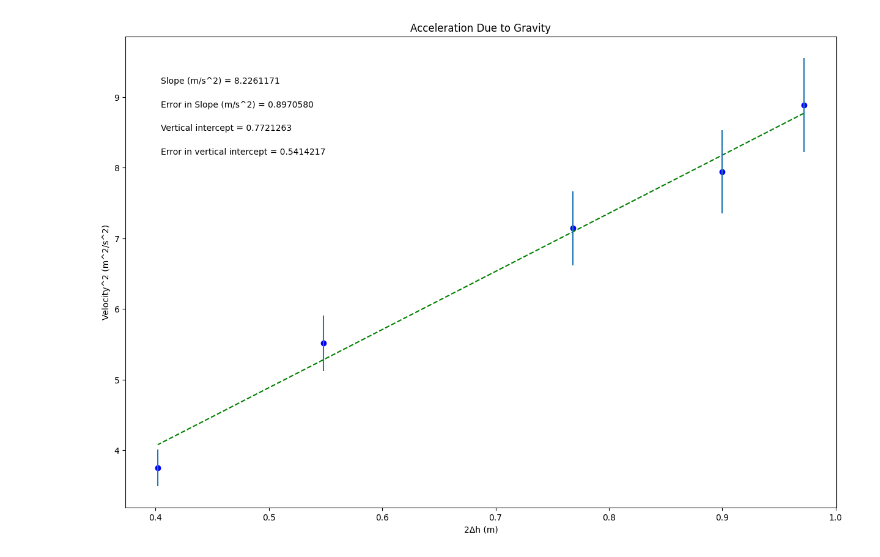
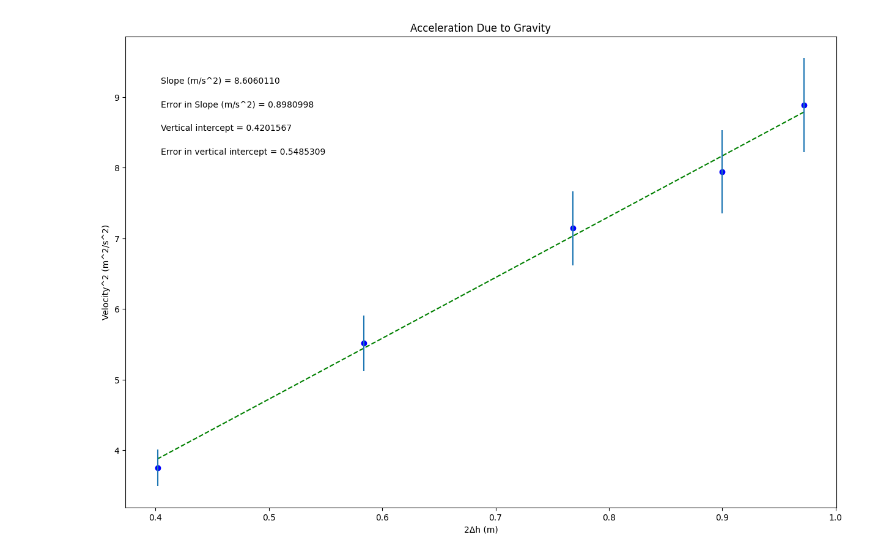
Before and after one commit to steveniverson17/Physics-216N-Lab, a Jupyter notebook: PHSX216_Lab1_Acceleration_Gravity.ipynb, the cells around one changed output. Cells and saved outputs as stored; diff of their text form; code cells hidden in the pictures.

```diff
--- a/PHSX216_Lab1_Acceleration_Gravity.ipynb
+++ b/PHSX216_Lab1_Acceleration_Gravity.ipynb
@@ -19,7 +19,7 @@ import matplotlib.pyplot as plt
 #variable names should start with a letter and must contain only letters, numbers, and underscores
 
 
-displacement = np.array([0.972, 0.900, 0.768, 0.548, 0.402])
+displacement = np.array([0.972, 0.900, 0.768, 0.584, 0.402])
 
 velocity_squared = np.array([8.884985207, 7.94214876, 7.141795482, 5.515381084, 3.75390625])
 
@@ -92,31 +92,31 @@ elif annotation_placement==3 or annotation_placement==4:
 #Don't need to change anything in this section!
 
 #Plot data on graph. Plot error bars and place values for slope,
 #error in slope, and vertical intercept (plus error) on the plot using "annotate"
 
 plt.figure(figsize=(15,10))
 
 plt.plot(x, fit, color='green', linestyle='--')
 plt.scatter(x, y, color='blue', marker='o')
 
 plt.xlabel(x_label)
 plt.ylabel(y_label)
 plt.title(plot_title)
 
 plt.errorbar(x, y, yerr=dy, xerr=None, fmt="none") #don't need to plot x error bars
 
 plt.annotate('Slope ({}) = {value:.{digits}f}'.format(slope_units,value=m, digits=7),
              (xpos, ypos[0]), xycoords='axes fraction')
 
 plt.annotate('Error in Slope ({}) = {value:.{digits}f}'.format(slope_units,value=dm, digits=7),
              (xpos, ypos[1]), xycoords='axes fraction')
 
 plt.annotate('Vertical intercept = {value:.{digits}f}'.format(value=b, digits=7),
              (xpos, ypos[2]), xycoords='axes fraction')
 
 plt.annotate('Error in vertical intercept = {value:.{digits}f}'.format(value=db, digits=7),
              (xpos, ypos[3]), xycoords='axes fraction')
 
 plt.show()
 # %% [output]
-[figure, old version]
+[figure, new version]
```
